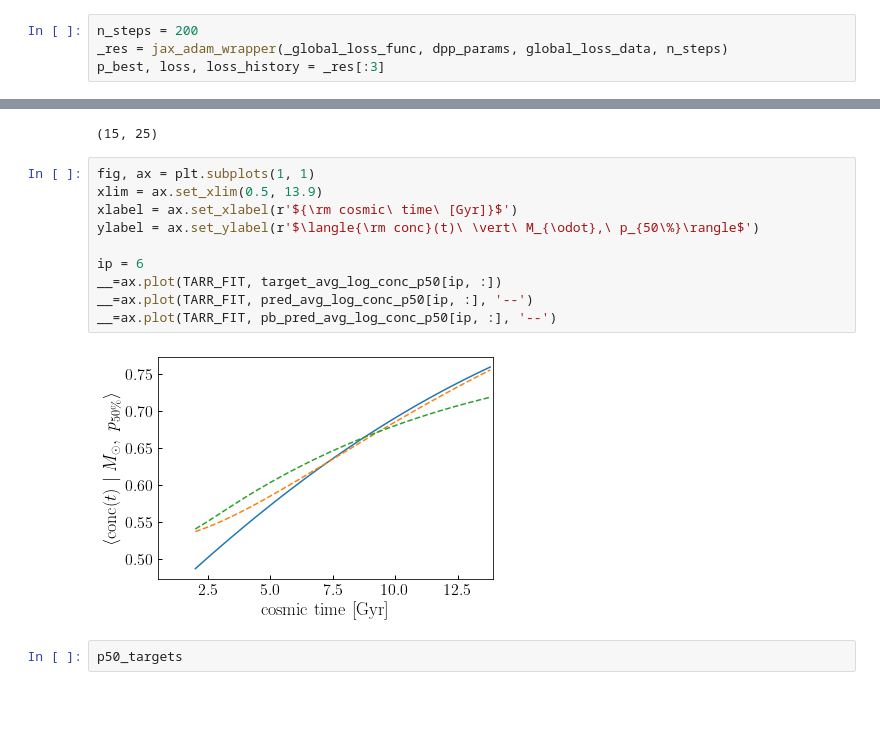
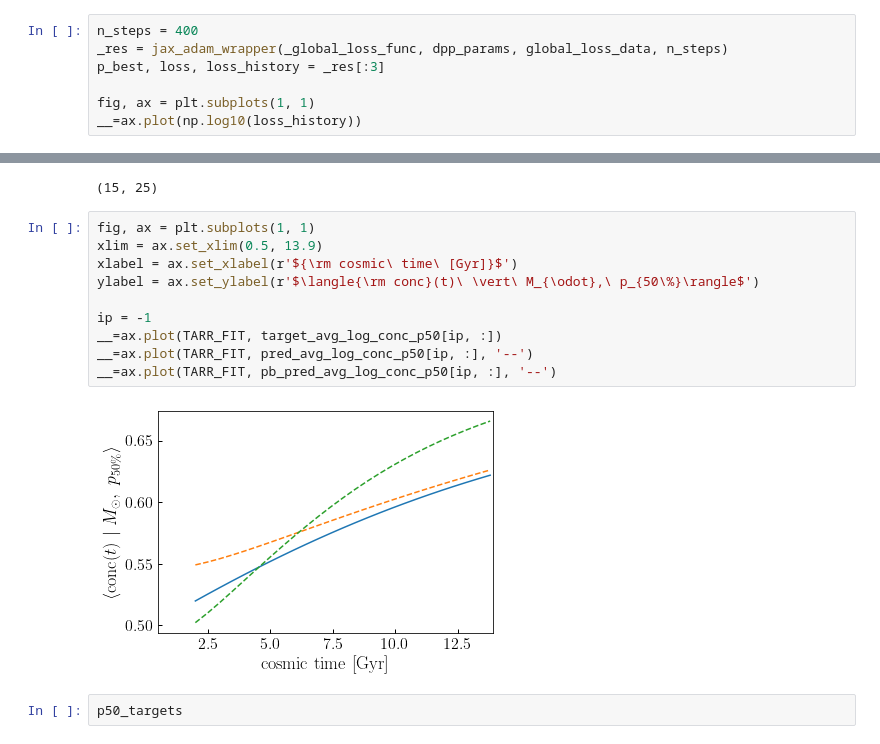
Before and after one commit to BaryonPasters/diffprof, a Jupyter notebook: notebooks/redev_dpp_singlemass_opt.ipynb, the cells around one changed output, grey strips where cells are left out. Cells and saved outputs as stored; diff of their text form; blank space fills up the shorter version.

```diff
--- a/notebooks/redev_dpp_singlemass_opt.ipynb
+++ b/notebooks/redev_dpp_singlemass_opt.ipynb
@@ -127,6 +127,9 @@ _global_loss_func(dpp_params, global_loss_data)
 # %% [output]
 DeviceArray(0.0055279, dtype=float32)
 # %%
-n_steps = 200
+n_steps = 400
 _res = jax_adam_wrapper(_global_loss_func, dpp_params, global_loss_data, n_steps)
 p_best, loss, loss_history = _res[:3]
+
+fig, ax = plt.subplots(1, 1)
+__=ax.plot(np.log10(loss_history))
@@ -156,15 +156,15 @@ target_avg_log_conc_p50.shape
 # %%
 fig, ax = plt.subplots(1, 1)
 xlim = ax.set_xlim(0.5, 13.9)
 xlabel = ax.set_xlabel(r'${\rm cosmic\ time\ [Gyr]}$')
 ylabel = ax.set_ylabel(r'$\langle{\rm conc}(t)\ \vert\ M_{\odot},\ p_{50\%}\rangle$')
 
-ip = 6
+ip = -1
 __=ax.plot(TARR_FIT, target_avg_log_conc_p50[ip, :])
 __=ax.plot(TARR_FIT, pred_avg_log_conc_p50[ip, :], '--')
 __=ax.plot(TARR_FIT, pb_pred_avg_log_conc_p50[ip, :], '--')
 # %% [output]
-[figure, old version]
+[figure, new version]
 # %%
 p50_targets
 # %% [output]
```
Also changed, not shown: parts of 2 cells of this notebook.
